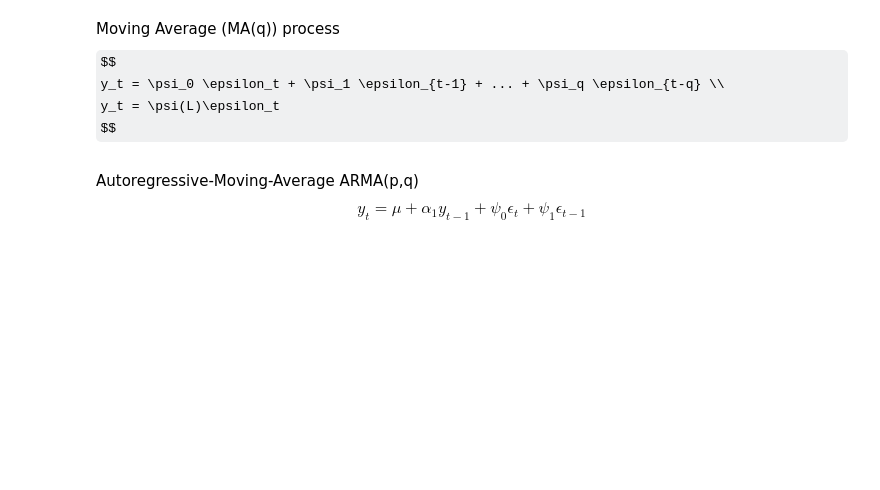
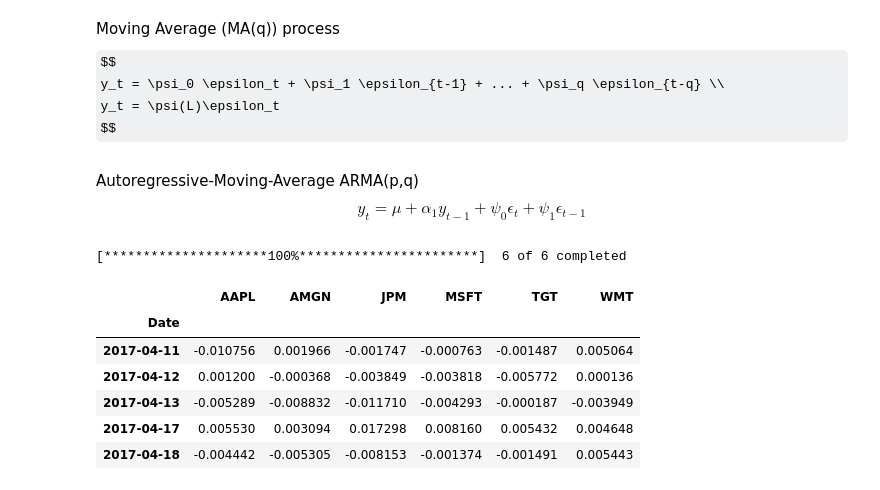
Before and after one commit to SweetyHotGirl21/ESG_Portfolio, a Jupyter notebook: Econometrics_Main.ipynb, the cells around one changed output. Cells and saved outputs as stored; diff of their text form; code cells hidden in the pictures; some formulas as TeX source; blank space fills up the shorter version.

```diff
--- a/Econometrics_Main.ipynb
+++ b/Econometrics_Main.ipynb
@@ -224,3 +233,17 @@ Autoregressive-Moving-Average ARMA(p,q)
 $$
 y_t = \mu + \alpha_1 y_{t-1} + \psi_0 \epsilon_t + \psi_1 \epsilon_{t-1}
 $$
+# %%
+daily_prices = yf.download(["AAPL","JPM","WMT","TGT","MSFT","AMGN"], period= "5y", interval="1d")
+daily_retruns = daily_prices["Adj Close"].pct_change()
+daily_retruns.dropna(axis=0,inplace=True)
+daily_retruns.head()
+# %% [output]
+[*********************100%***********************]  6 of 6 completed
+|  | AAPL | AMGN | JPM | MSFT | TGT | WMT |
+| Date |  |  |  |  |  |  |
+| 2017-04-11 | -0.010756 | 0.001966 | -0.001747 | -0.000763 | -0.001487 | 0.005064 |
+| 2017-04-12 | 0.001200 | -0.000368 | -0.003849 | -0.003818 | -0.005772 | 0.000136 |
+| 2017-04-13 | -0.005289 | -0.008832 | -0.011710 | -0.004293 | -0.000187 | -0.003949 |
+| 2017-04-17 | 0.005530 | 0.003094 | 0.017298 | 0.008160 | 0.005432 | 0.004648 |
+| 2017-04-18 | -0.004442 | -0.005305 | -0.008153 | -0.001374 | -0.001491 | 0.005443 |
```
Also changed, not shown: parts of 12 cells of this notebook, 1 other file.
